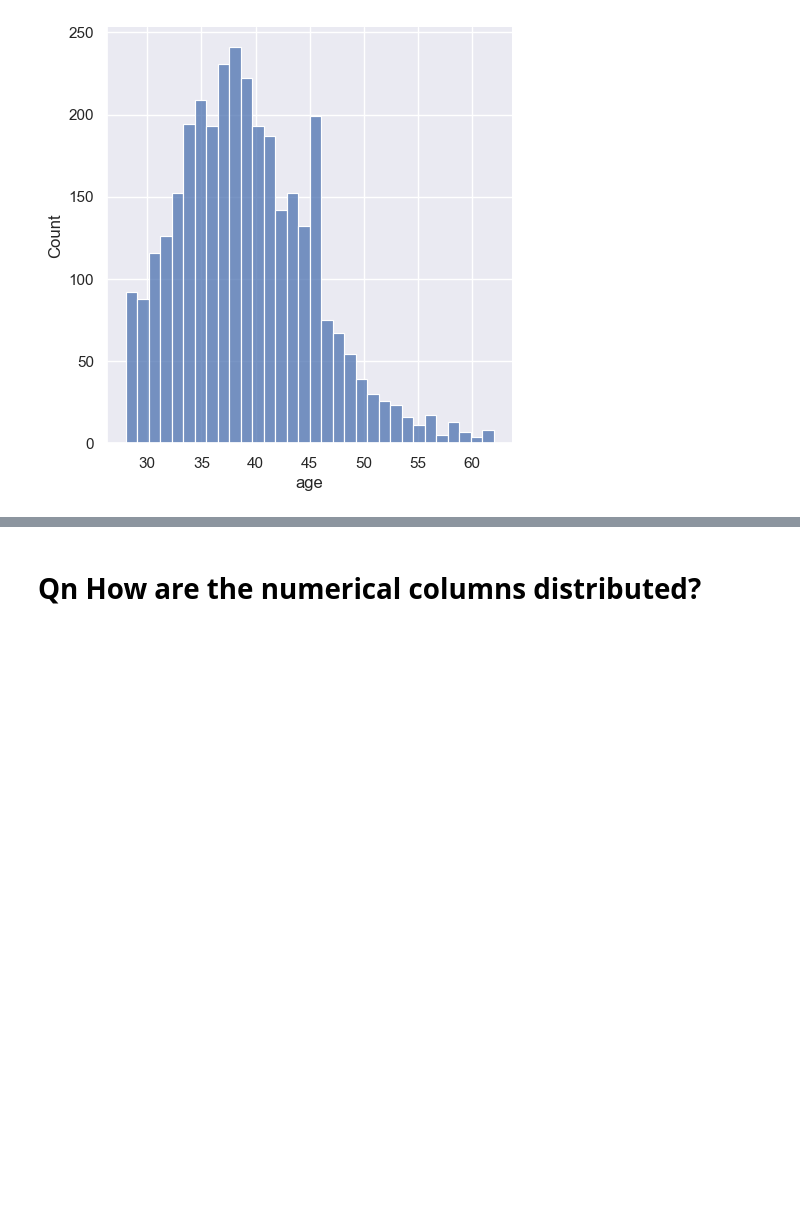
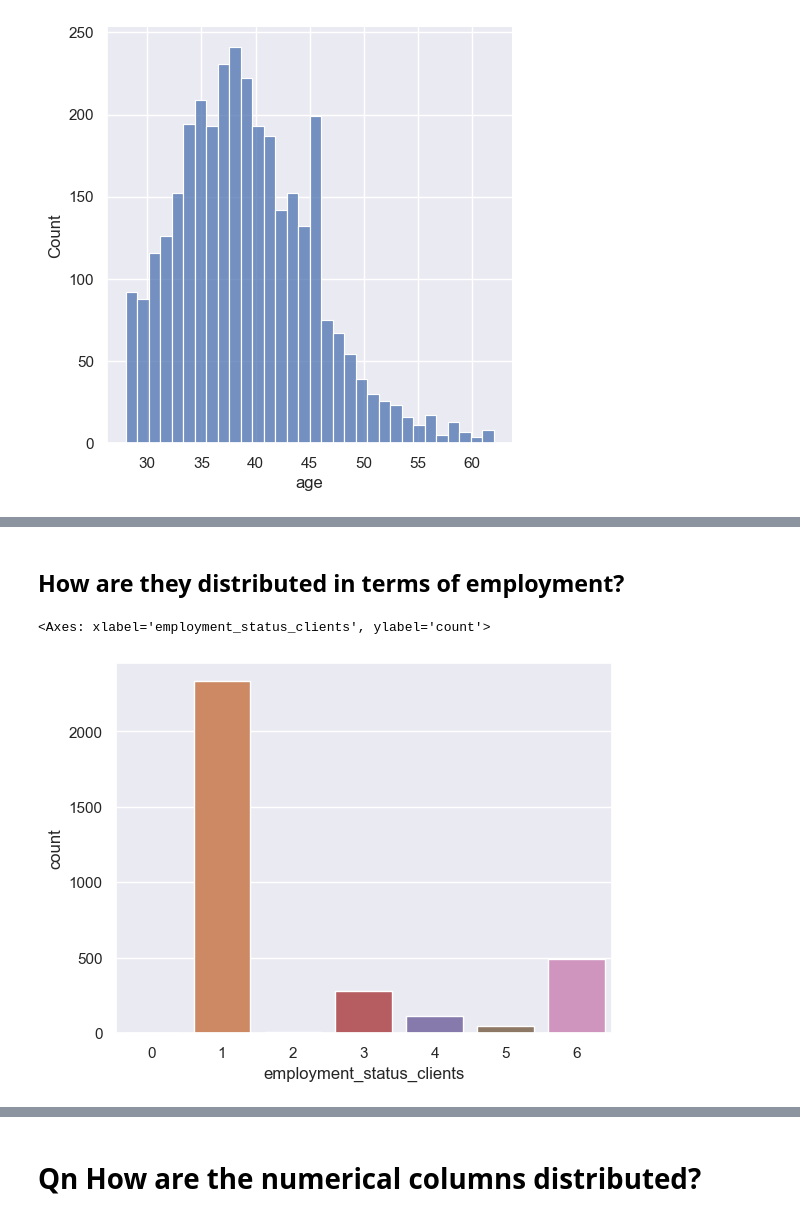
Before and after one commit to Group-10-Refactory-Capstone/Group10RefactoryCapstone, a Jupyter notebook: Explanatory Data analysis simon.ipynb, the cells around one changed output, grey strips where cells are left out. Saved outputs shown, nothing was run; the diff lists cells and outputs as text; code cells hidden in the pictures; blank space fills up the shorter version.

```diff
--- a/Explanatory Data analysis simon.ipynb
+++ b/Explanatory Data analysis simon.ipynb
@@ -131,0 +142,7 @@ sns.displot(filtered_data['age'])
+# %% [markdown]
+## How are they distributed in terms of employment?
+# %%
+sns.countplot(x='employment_status_clients',data=filtered_data)
+# %% [output]
+<Axes: xlabel='employment_status_clients', ylabel='count'>
+[figure, added]
```
Also changed, not shown: parts of 8 cells of this notebook.
